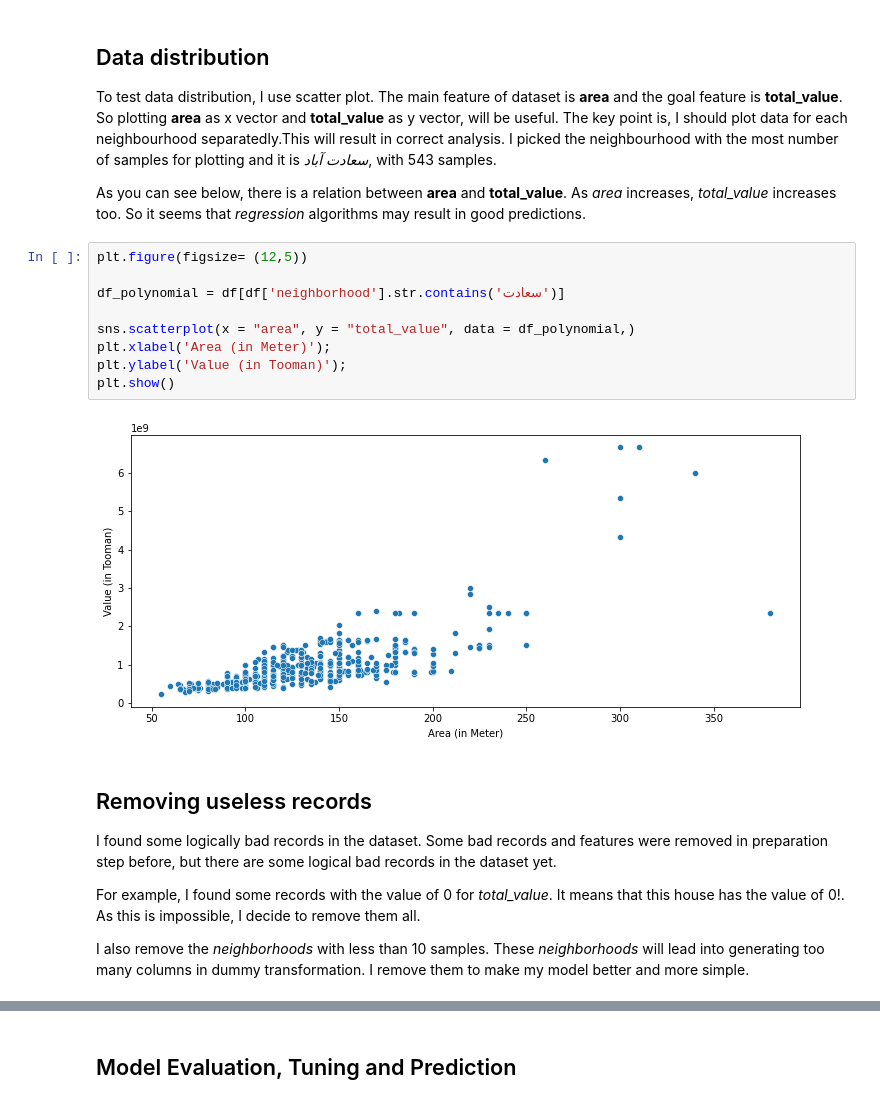
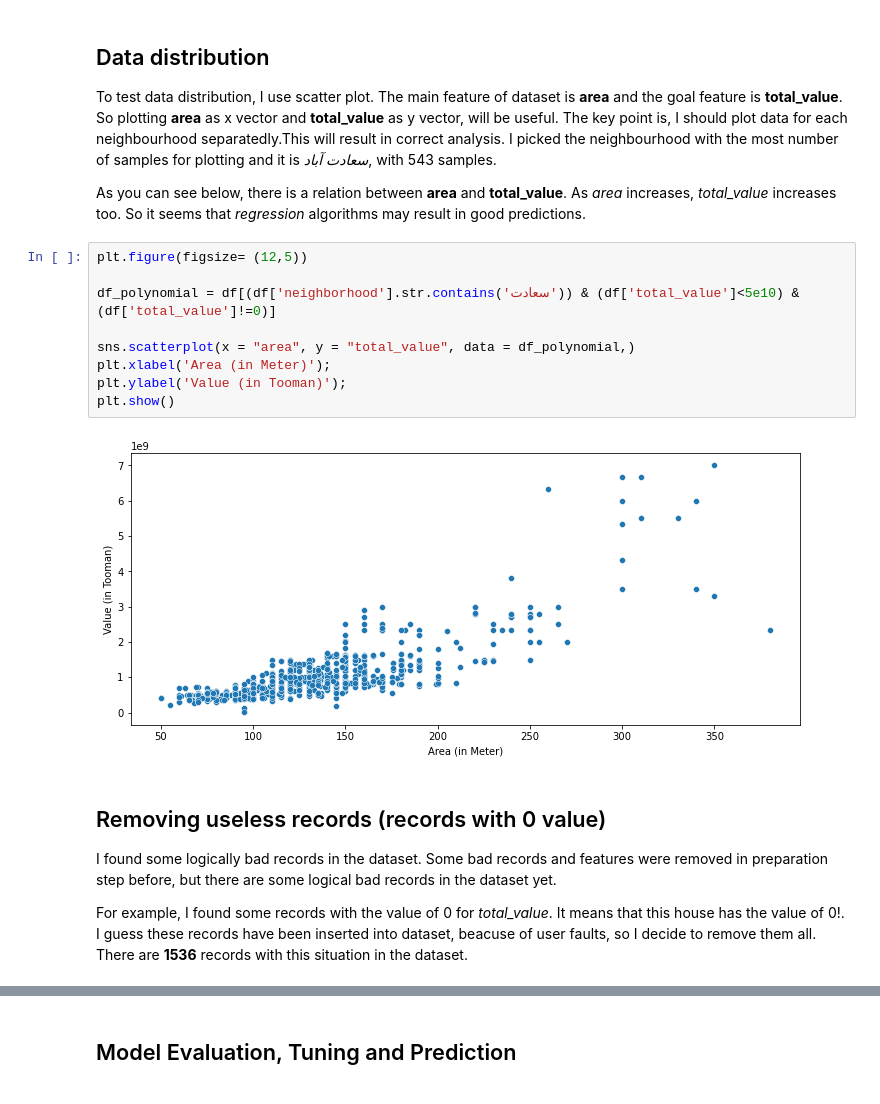
Before and after one commit to amiralimadadi/Regression_TheranHousing, a Jupyter notebook: Analysis.ipynb, the cells around one changed output, grey strips where cells are left out. Drawn from its saved outputs; the diff is of its cells as text.

```diff
--- a/Analysis.ipynb
+++ b/Analysis.ipynb
@@ -131,18 +131,16 @@ As you can see below, there is a relation between **area** and **total_value**.
 # %%
 plt.figure(figsize= (12,5))
 
-df_polynomial = df[df['neighborhood'].str.contains('سعادت')]
+df_polynomial = df[(df['neighborhood'].str.contains('سعادت')) & (df['total_value']<5e10) & (df['total_value']!=0)]
 
 sns.scatterplot(x = "area", y = "total_value", data = df_polynomial,)
 plt.xlabel('Area (in Meter)');
 plt.ylabel('Value (in Tooman)');
 plt.show()
 # %% [output]
-[figure, old version]
+[figure, new version]
 # %% [markdown]
-## Removing useless records
+## Removing useless records (records with 0 value)
 I found some logically bad records in the dataset. Some bad records and features were removed in preparation step before, but there are some logical bad records in the dataset yet.
 
-For example, I found some records with the value of 0 for *total_value*. It means that this house has the value of 0!. As this is impossible, I decide to remove them all.
-
-I also remove the *neighborhoods* with less than 10 samples. These *neighborhoods* will lead into generating too many columns in dummy transformation. I remove them to make my model better and more simple.
+For example, I found some records with the value of 0 for *total_value*. It means that this house has the value of 0!. I guess these records have been inserted into dataset, beacuse of user faults, so  I decide to remove them all. There are **1536** records with this situation in the dataset.
```
Also changed, not shown: parts of 23 cells of this notebook.
